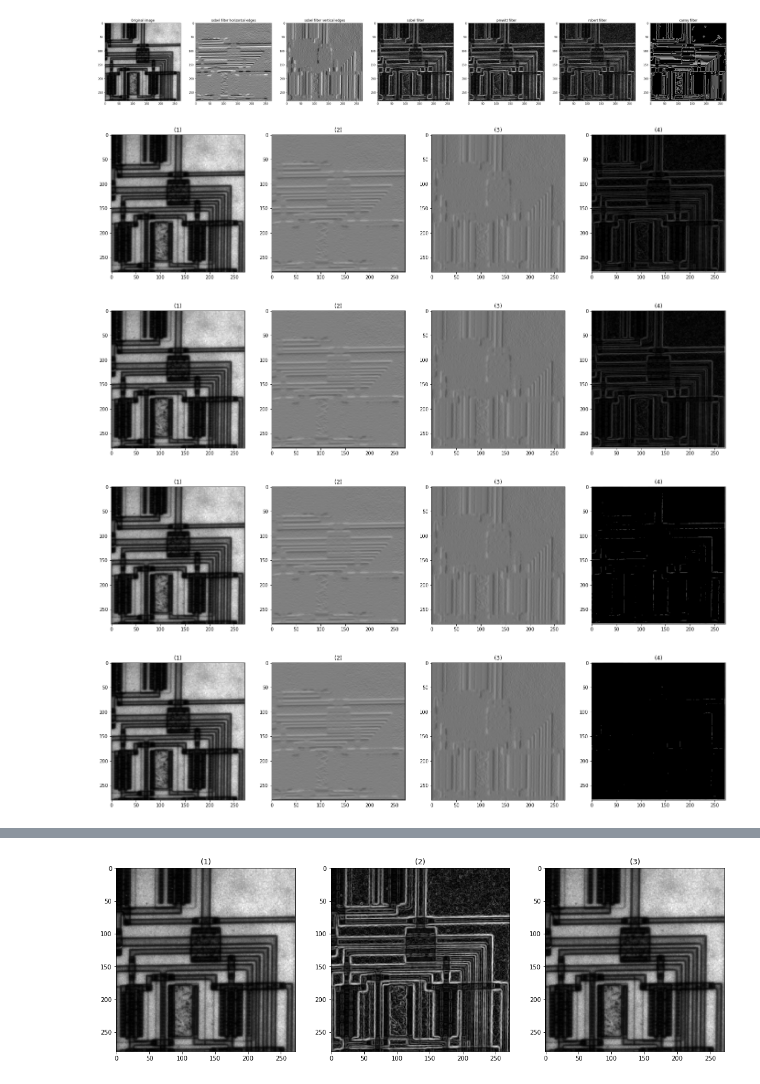
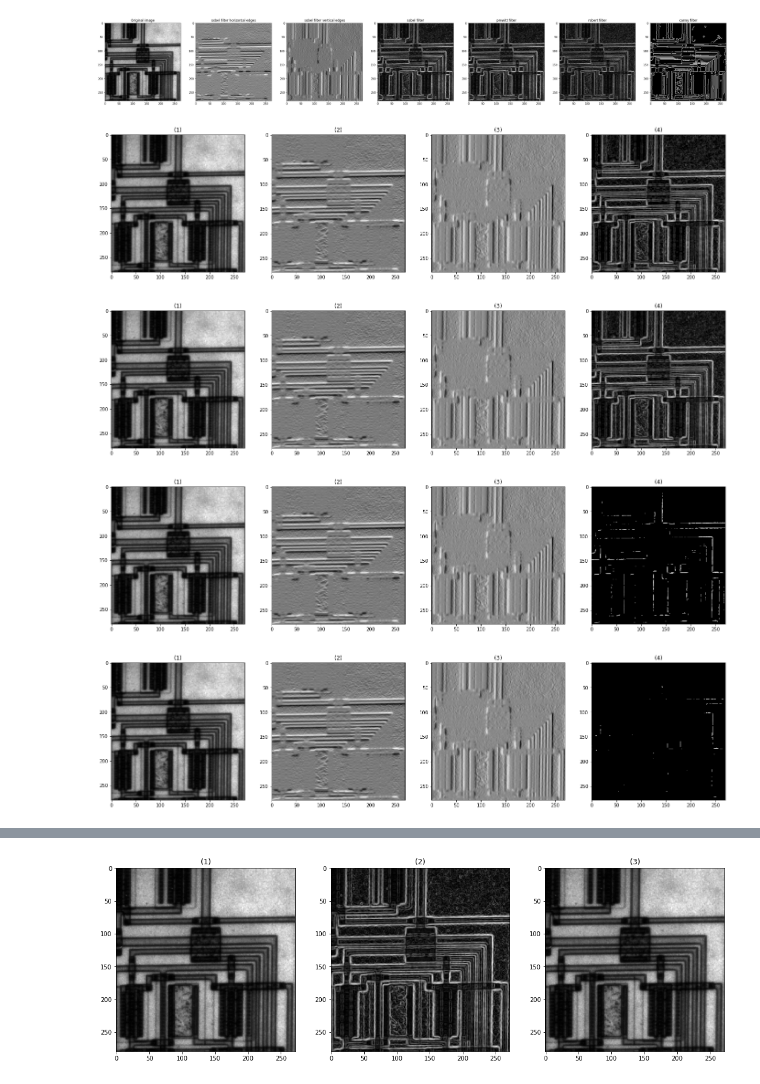
Before and after one commit to We2Am-BaSsem/IP-Labs, a Jupyter notebook: Lab5_Edge_Detection_STD/Lab_Edge_Detection_STD.ipynb, the cells around one changed output, grey strips where cells are left out. Saved outputs shown, nothing was run; the diff lists cells and outputs as text; code cells hidden in the pictures.

Commit message:
Merge branch 'main' into EdgeDetection

```diff
--- a/Lab5_Edge_Detection_STD/Lab_Edge_Detection_STD.ipynb
+++ b/Lab5_Edge_Detection_STD/Lab_Edge_Detection_STD.ipynb
@@ -40,8 +40,6 @@ show_images(images=[img,sobelH_Image,sobelV_Image,sobel_Image,prewitt_Image,robe
 # %%
 # 2. Custom Sobel (V-H-Both)
 def CustomSobel(image,Threshold=20,window_width=3, window_height=3):
-    x_temp_img = np.pad(image*255, (1, 1), 'constant', constant_values=(0))
-    y_temp_img = np.pad(image*255, (1, 1), 'constant', constant_values=(0))
     x_edges_img = np.zeros(image.shape)
     y_edges_img = np.zeros(image.shape)
     xy_edges_img = np.zeros(image.shape)
@@ -53,41 +51,39 @@ def CustomSobel(image,Threshold=20,window_width=3, window_height=3):
     ])
     hy = np.array([
         [-1, 0, 1],
         [-2, 0, 2],
         [-1, 0, 1]
     ])
 
-    for i in range(image.shape[0]):
-        for j in range(image.shape[1]):
-            x_edges_img[i][j] = np.sum(x_temp_img[i:i+3,j:j+3]*hx)
-            y_edges_img[i][j] = np.sum(y_temp_img[i:i+3,j:j+3]*hy)
+    x_edges_img = convolve2d(image,hx,mode="valid")
+    y_edges_img = convolve2d(image,hy,mode="valid")
 
 
     xy_edges_img = np.sqrt(x_edges_img**2 + y_edges_img**2)
     xy_edges_img[xy_edges_img<Threshold]=0
 
     return x_edges_img/255,y_edges_img/255,xy_edges_img/255
 
 
 
 
 img = io.imread('circuit.tif')
 x,y,xy=CustomSobel(image=img)
 show_images(images=[img,x,y,xy])
 
 x,y,xy=CustomSobel(image=img,Threshold=10)
 show_images(images=[img,x,y,xy])
 
 x,y,xy=CustomSobel(image=img,Threshold=200)
 show_images(images=[img,x,y,xy])
 
 x,y,xy=CustomSobel(image=img,Threshold=250)
 show_images(images=[img,x,y,xy])
 # %% [output]
-[figure, old version]
+[figure, new version]
-[figure, old version]
+[figure, new version]
-[figure, old version]
+[figure, new version]
-[figure, old version]
+[figure, new version]
 # %%
 # 3. Custom LoG
 def CustomLoG(image,Threshold=20,window_width=3, window_height=3):
```
Also changed, not shown: parts of 2 cells of this notebook.
